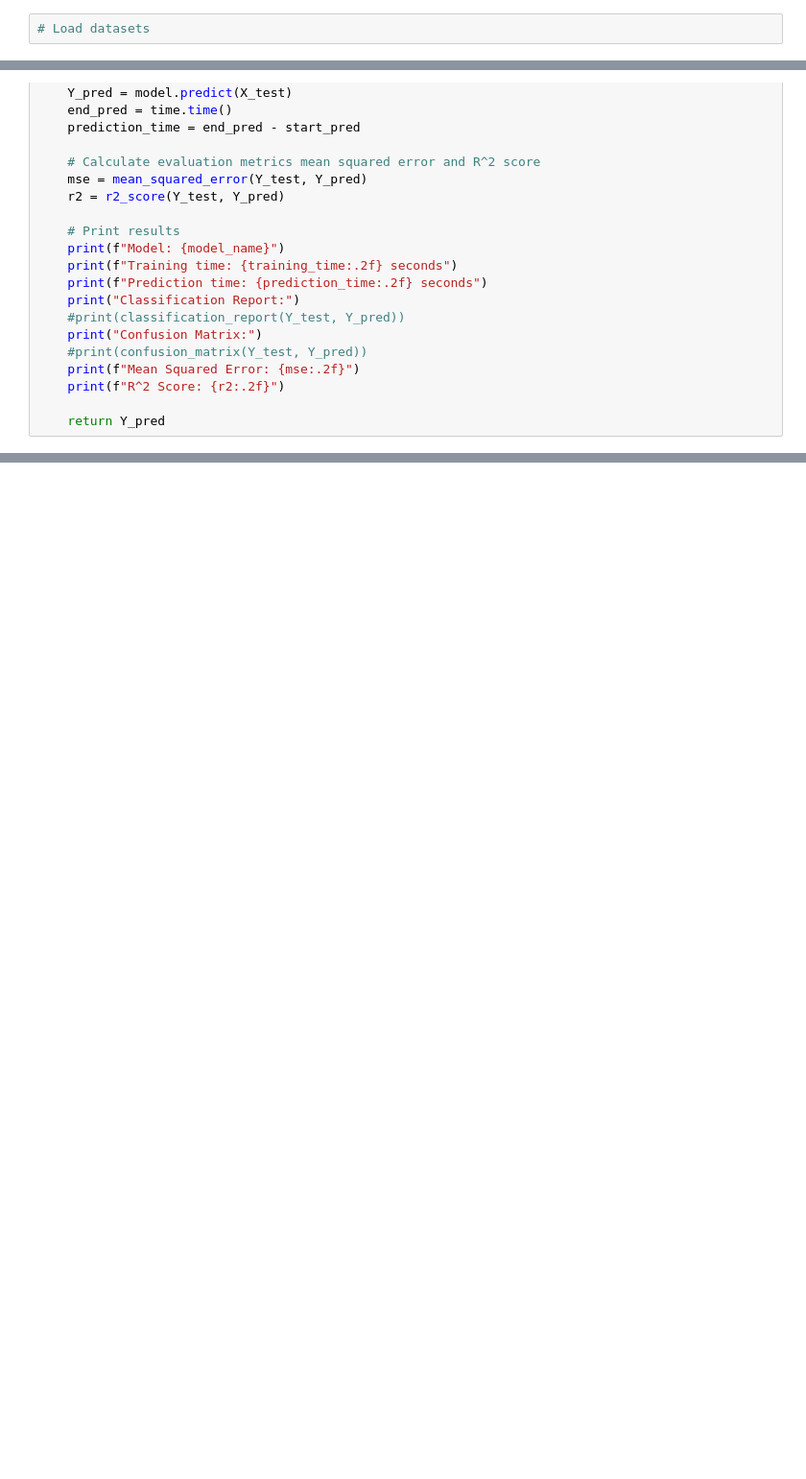
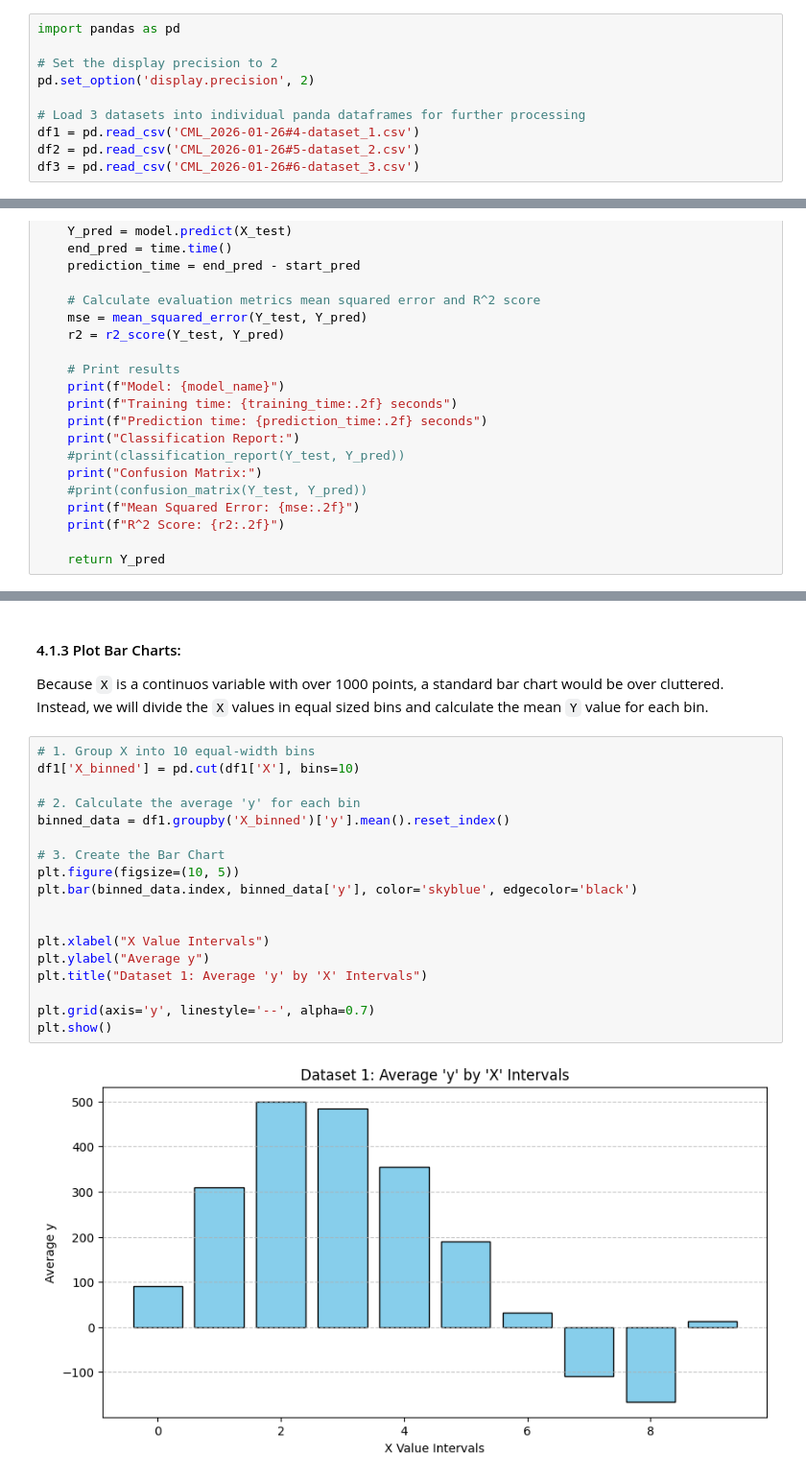
Before and after one commit to huzefar/oxford, a Jupyter notebook: CML/workspace/Task-1.ipynb, the cells around one changed output, grey strips where cells are left out. Shown at 96% size. Cells and saved outputs as stored; diff of their text form; blank space fills up the shorter version.

Commit message:
Added assignment info, datasets and WIP@Task1

```diff
--- a/CML/workspace/Task-1.ipynb
+++ b/CML/workspace/Task-1.ipynb
@@ -108,5 +113,13 @@ from sklearn.metrics import mean_squared_error, r2_score, classification_report,
 # %%
-# Load datasets
+import pandas as pd
+
+# Set the display precision to 2
+pd.set_option('display.precision', 2)
+
+# Load 3 datasets into individual panda dataframes for further processing
+df1 = pd.read_csv('CML_2026-01-26#4-dataset_1.csv')
+df2 = pd.read_csv('CML_2026-01-26#5-dataset_2.csv')
+df3 = pd.read_csv('CML_2026-01-26#6-dataset_3.csv')
 # %% [markdown]
 ### 3.3 Create Generic functions to be used by all datasets
 # %%
@@ -144,0 +184,23 @@ def evaluate_model(model, X_train, X_test, Y_train, Y_test, model_name):
+# %% [markdown]
+#### 4.1.3 Plot Bar Charts:
+Because `X` is a continuos variable with over 1000 points, a standard bar chart would be over cluttered. Instead, we will divide the `X` values in equal sized bins and calculate the mean `Y` value for each bin.
+# %%
+# 1. Group X into 10 equal-width bins
+df1['X_binned'] = pd.cut(df1['X'], bins=10)
+
+# 2. Calculate the average 'y' for each bin
+binned_data = df1.groupby('X_binned')['y'].mean().reset_index()
+
+# 3. Create the Bar Chart
+plt.figure(figsize=(10, 5))
+plt.bar(binned_data.index, binned_data['y'], color='skyblue', edgecolor='black')
+
+
+plt.xlabel("X Value Intervals")
+plt.ylabel("Average y")
+plt.title("Dataset 1: Average 'y' by 'X' Intervals")
+
+plt.grid(axis='y', linestyle='--', alpha=0.7)
+plt.show()
+# %% [output]
+[figure, added]
```
Also changed, not shown: parts of 12 cells of this notebook, 8 other files.
